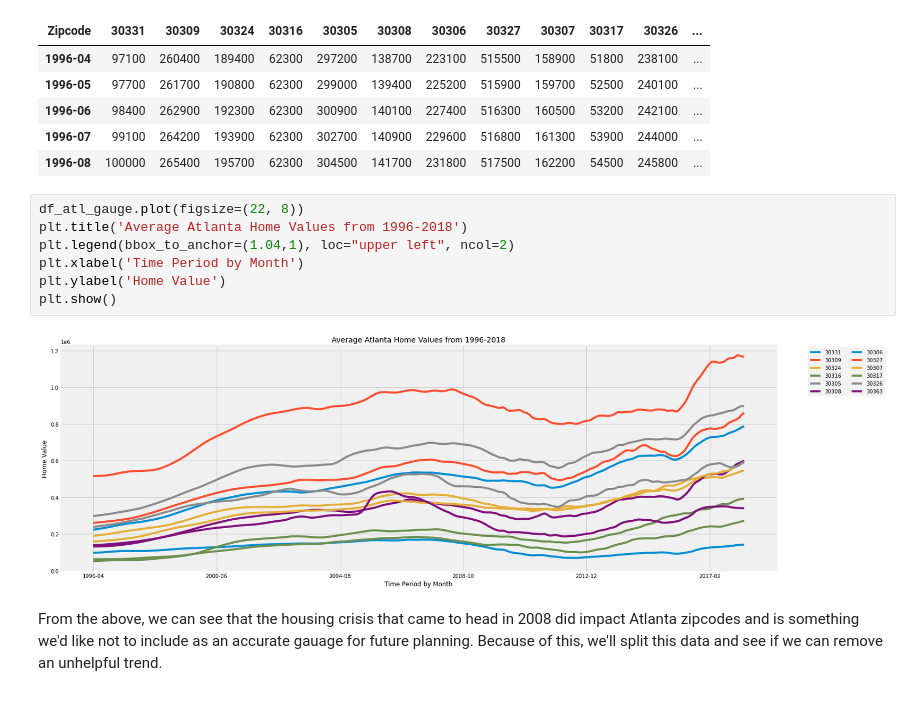
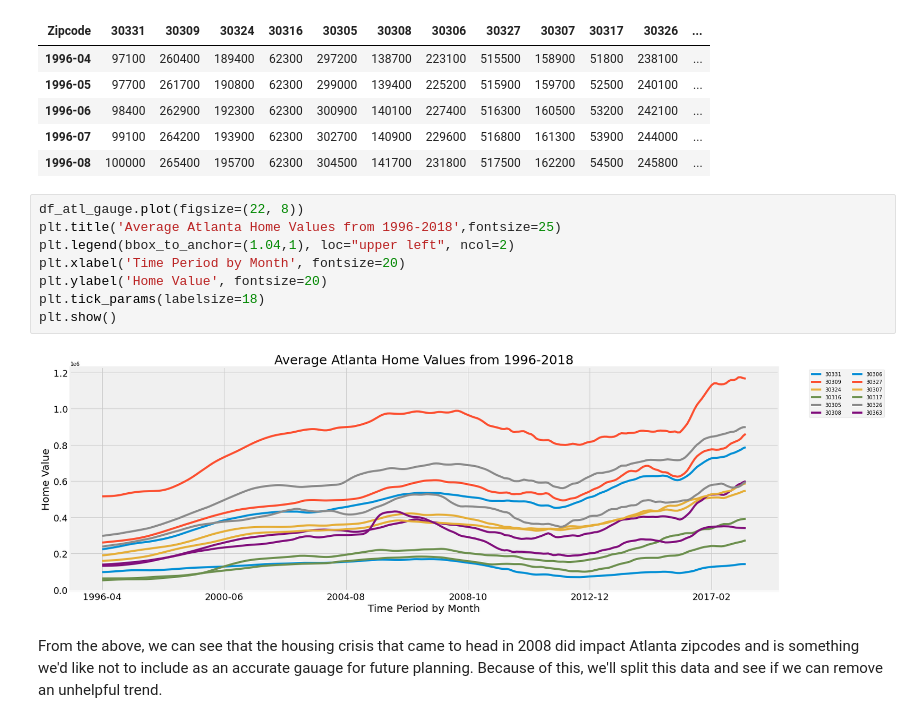
Before and after one commit to sierrafromcalifornia/Atlanta-ZIP-Code-Analysis-Project, a Jupyter notebook: time-series/investment_analysis_eda.ipynb, the cells around one changed output. Saved outputs shown, nothing was run; the diff lists cells and outputs as text.

```diff
--- a/time-series/investment_analysis_eda.ipynb
+++ b/time-series/investment_analysis_eda.ipynb
@@ -279,13 +296,14 @@ df_atl_gauge.head()
 | 1996-08 | 100000 | 265400 | 195700 | 62300 | 304500 | 141700 | 231800 | 517500 | 162200 | 54500 | 245800 | ... |
 # %%
 df_atl_gauge.plot(figsize=(22, 8))
-plt.title('Average Atlanta Home Values from 1996-2018')
+plt.title('Average Atlanta Home Values from 1996-2018',fontsize=25)
 plt.legend(bbox_to_anchor=(1.04,1), loc="upper left", ncol=2)
-plt.xlabel('Time Period by Month')
-plt.ylabel('Home Value')
+plt.xlabel('Time Period by Month', fontsize=20)
+plt.ylabel('Home Value', fontsize=20)
+plt.tick_params(labelsize=18)
 plt.show()
 # %% [output]
-[figure, old version]
+[figure, new version]
 # %% [markdown]
 From the above, we can see that the housing crisis that came to head in 2008 did impact Atlanta zipcodes and is something we'd like not to include as an accurate gauage for future planning. Because of this, we'll split this data and see if we can remove an unhelpful trend.
 # %%
```
Also changed, not shown: parts of 6 cells of this notebook.
